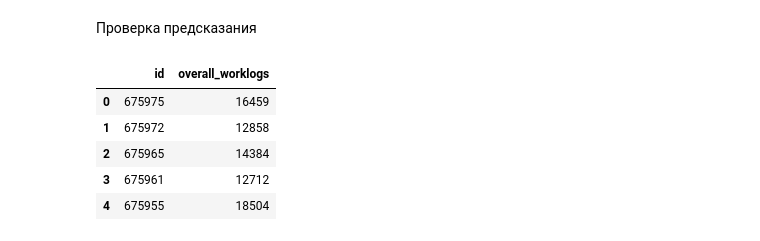
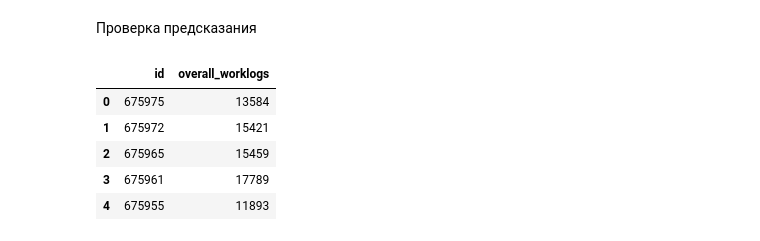
Before and after one commit to TayJen/hackathon_algu2022, a Jupyter notebook: H_ALGU_2022_Advance.ipynb, the cells around one changed output. Drawn from its saved outputs; the diff is of its cells as text; code cells hidden in the pictures.

```diff
--- a/H_ALGU_2022_Advance.ipynb
+++ b/H_ALGU_2022_Advance.ipynb
@@ -658,12 +673,12 @@ df_solution.to_csv('./solutions/d33_only_mean_trans.csv', index=False)
 # %% [markdown]
 Проверка предсказания
 # %%
-df_solution = pd.read_csv('./solutions/d33_only_mean_trans.csv')
+df_solution = pd.read_csv('./solutions/d21_comms_mean.csv')
 df_solution.head()
 # %% [output]
 |  | id | overall_worklogs |
-| 0 | 675975 | 16459 |
-| 1 | 675972 | 12858 |
-| 2 | 675965 | 14384 |
-| 3 | 675961 | 12712 |
-| 4 | 675955 | 18504 |
+| 0 | 675975 | 13584 |
+| 1 | 675972 | 15421 |
+| 2 | 675965 | 15459 |
+| 3 | 675961 | 17789 |
+| 4 | 675955 | 11893 |
```
Also changed, not shown: parts of 18 cells of this notebook.
